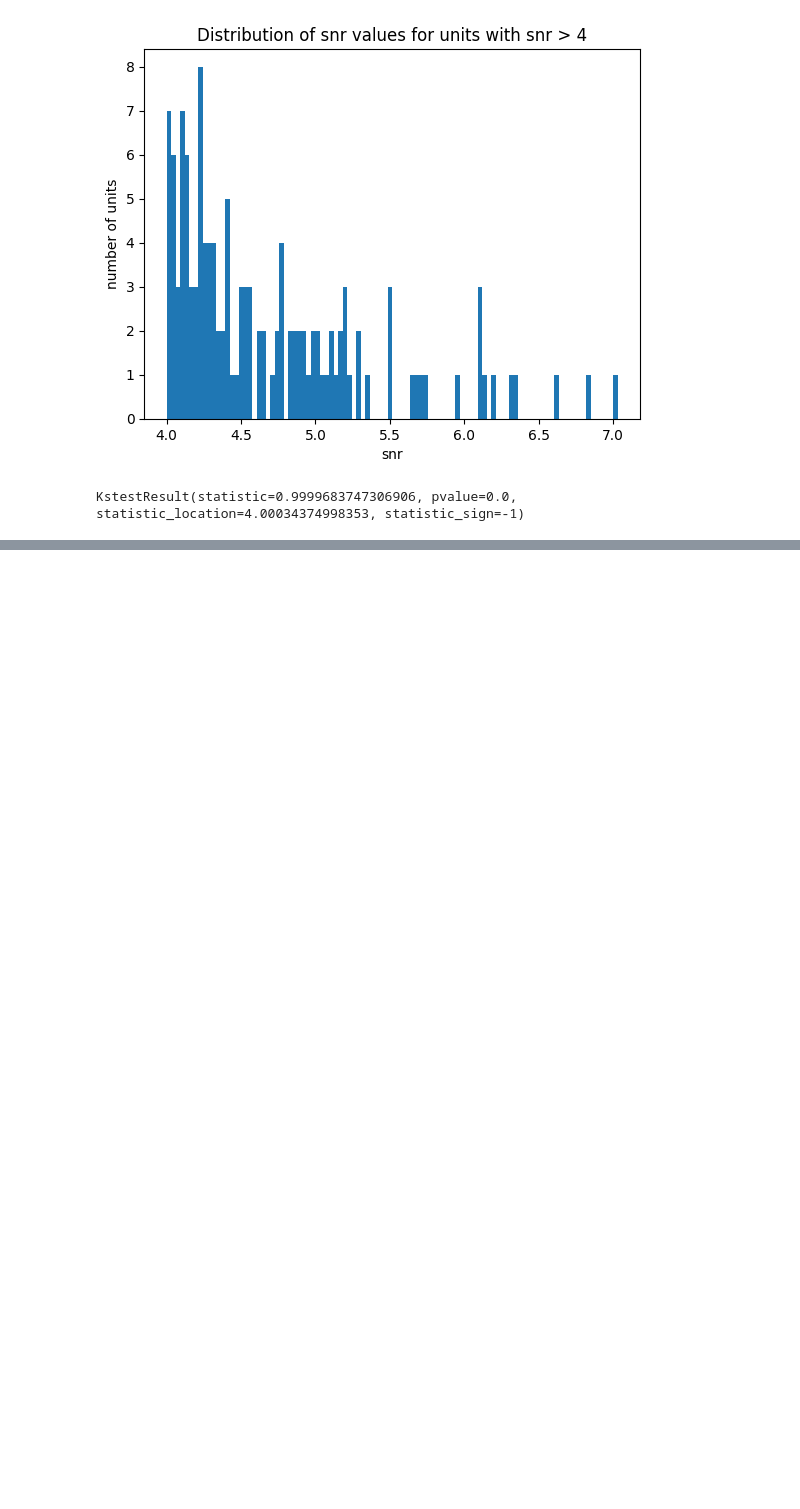
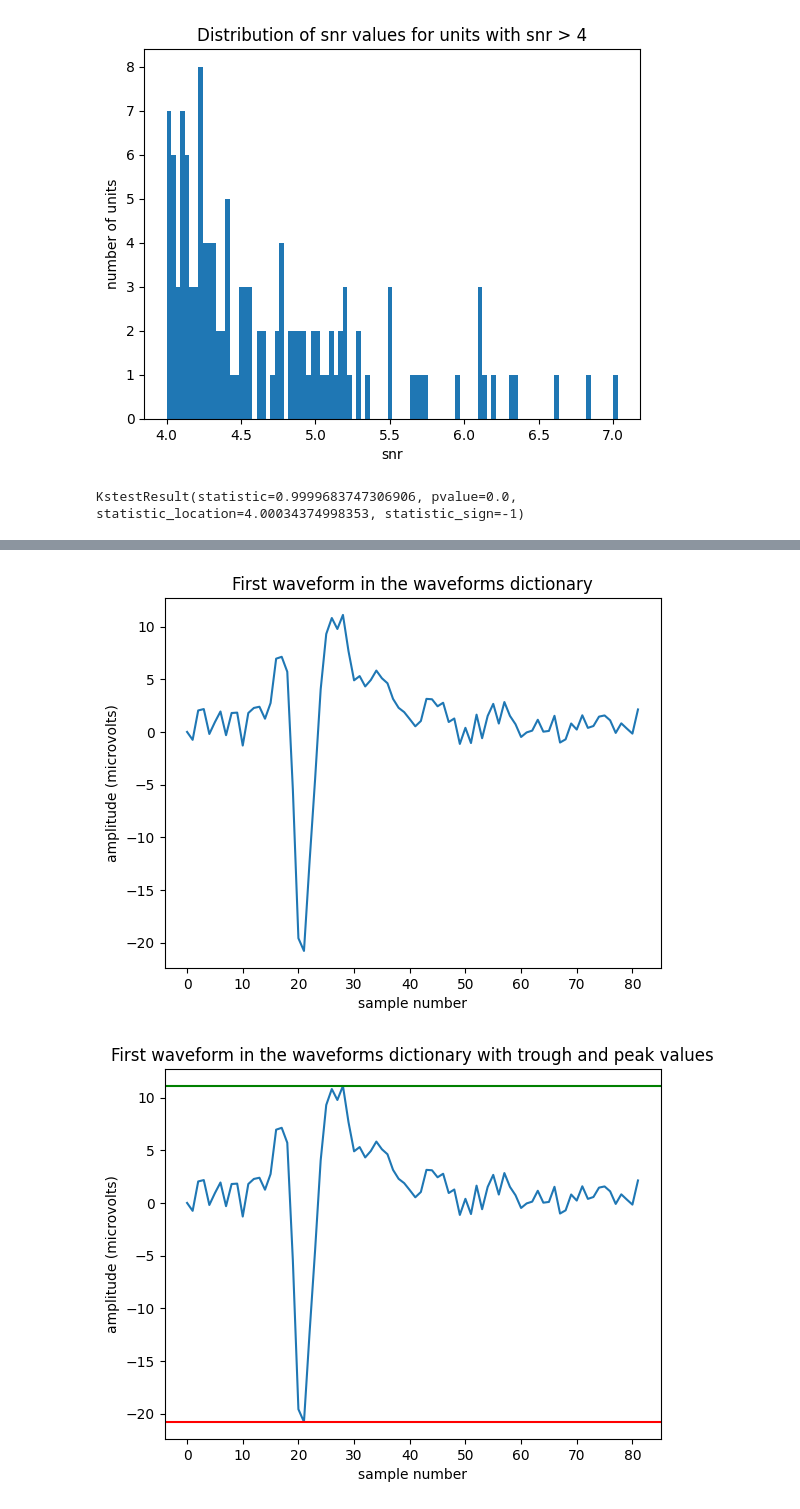
Before and after one commit to ecresp1el/swb_2023_ec_problemsworkshop, a Jupyter notebook: code/python_project_draft.ipynb, the cells around one changed output, grey strips where cells are left out. Cells and saved outputs as stored; diff of their text form; code cells hidden in the pictures; blank space fills up the shorter version.

```diff
--- a/code/python_project_draft.ipynb
+++ b/code/python_project_draft.ipynb
@@ -167,0 +314,19 @@ plt.hist(snr_values['snr'], bins=100)
+# %%
+#plot the first waveform in the waveforms dictionary to visualize how the trough to peak amplitude is calculated
+plt.plot(waveforms[units_of_interest[0]].values[0])
+plt.xlabel('sample number')
+plt.ylabel('amplitude (microvolts)')
+plt.title('First waveform in the waveforms dictionary')
+plt.show()
+
+#now overlay what the trough and peak values are on the first waveform in the waveforms dictionary
+plt.plot(waveforms[units_of_interest[0]].values[0])
+plt.axhline(y=waveforms[units_of_interest[0]].values[0].min(), color='r', linestyle='-')
+plt.axhline(y=waveforms[units_of_interest[0]].values[0].max(), color='g', linestyle='-')
+plt.xlabel('sample number')
+plt.ylabel('amplitude (microvolts)')
+plt.title('First waveform in the waveforms dictionary with trough and peak values')
+plt.show()
+# %% [output]
+[figure, added]
+[figure, added]
```
Also changed, not shown: parts of 18 cells of this notebook.
